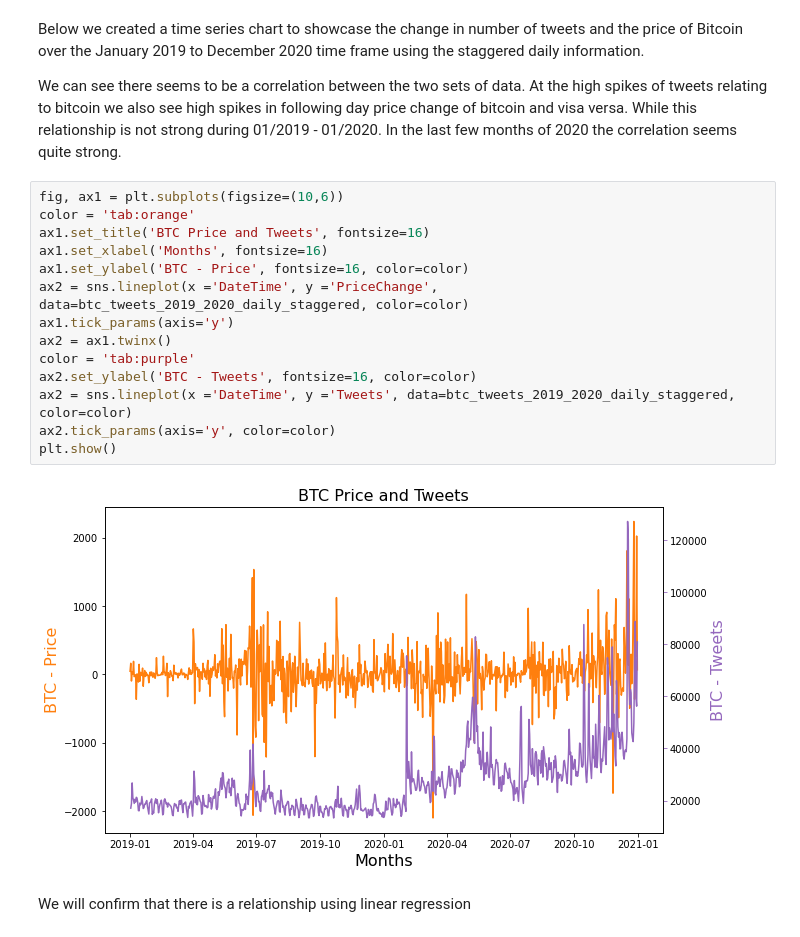
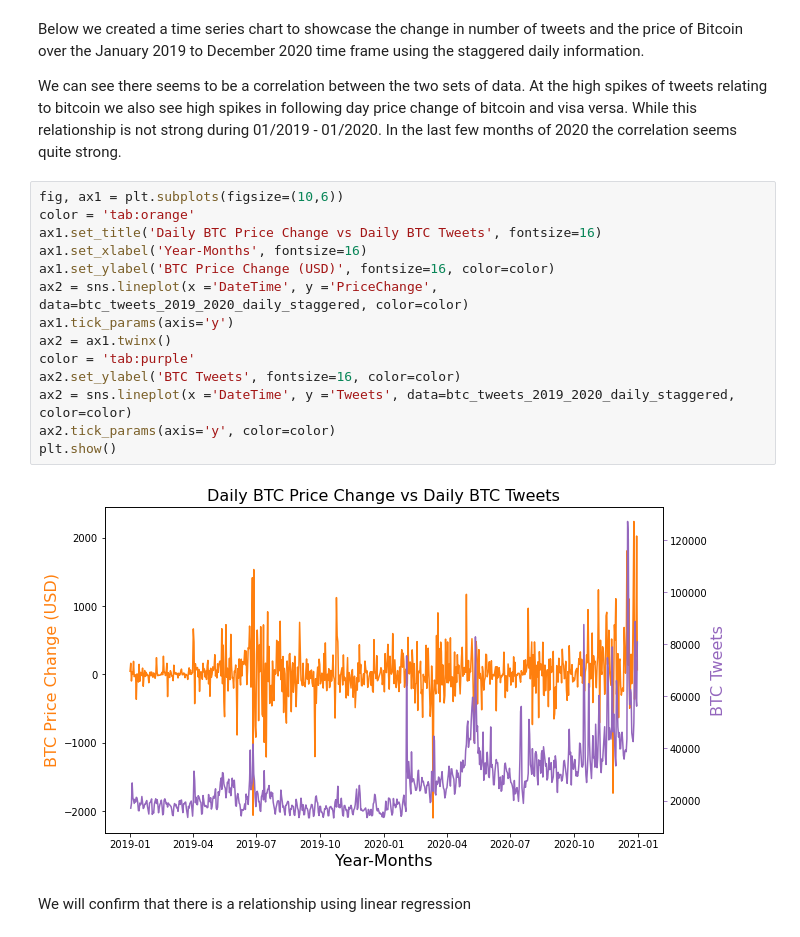
Before and after one commit to c5k1m/COGS108_Bitcoin_Data_Project, a Jupyter notebook: FinalProject_group009.ipynb, the cells around one changed output. Saved outputs shown, nothing was run; the diff lists cells and outputs as text.

```diff
--- a/FinalProject_group009.ipynb
+++ b/FinalProject_group009.ipynb
@@ -534,19 +535,19 @@ We can see there seems to be a correlation between the two sets of data. At the
 # %%
 fig, ax1 = plt.subplots(figsize=(10,6))
 color = 'tab:orange'
-ax1.set_title('BTC Price and Tweets', fontsize=16)
-ax1.set_xlabel('Months', fontsize=16)
-ax1.set_ylabel('BTC - Price', fontsize=16, color=color)
+ax1.set_title('Daily BTC Price Change vs Daily BTC Tweets', fontsize=16)
+ax1.set_xlabel('Year-Months', fontsize=16)
+ax1.set_ylabel('BTC Price Change (USD)', fontsize=16, color=color)
 ax2 = sns.lineplot(x ='DateTime', y ='PriceChange', data=btc_tweets_2019_2020_daily_staggered, color=color)
 ax1.tick_params(axis='y')
 ax2 = ax1.twinx()
 color = 'tab:purple'
-ax2.set_ylabel('BTC - Tweets', fontsize=16, color=color)
+ax2.set_ylabel('BTC Tweets', fontsize=16, color=color)
 ax2 = sns.lineplot(x ='DateTime', y ='Tweets', data=btc_tweets_2019_2020_daily_staggered, color=color)
 ax2.tick_params(axis='y', color=color)
 plt.show()
 # %% [output]
-[figure, old version]
+[figure, new version]
 # %% [markdown]
 We will confirm that there is a relationship using linear regression
 # %%
```
Also changed, not shown: parts of 6 cells of this notebook.
